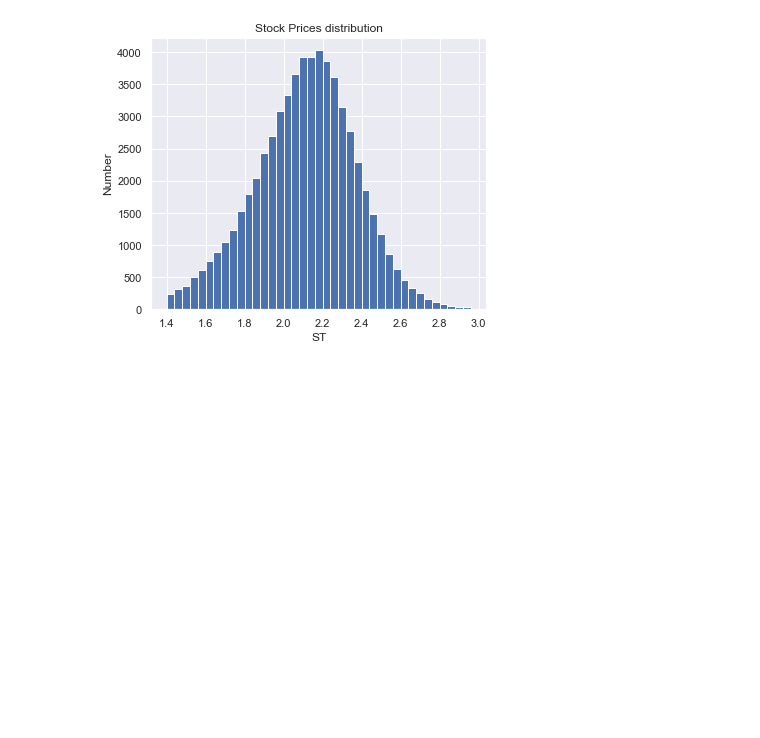
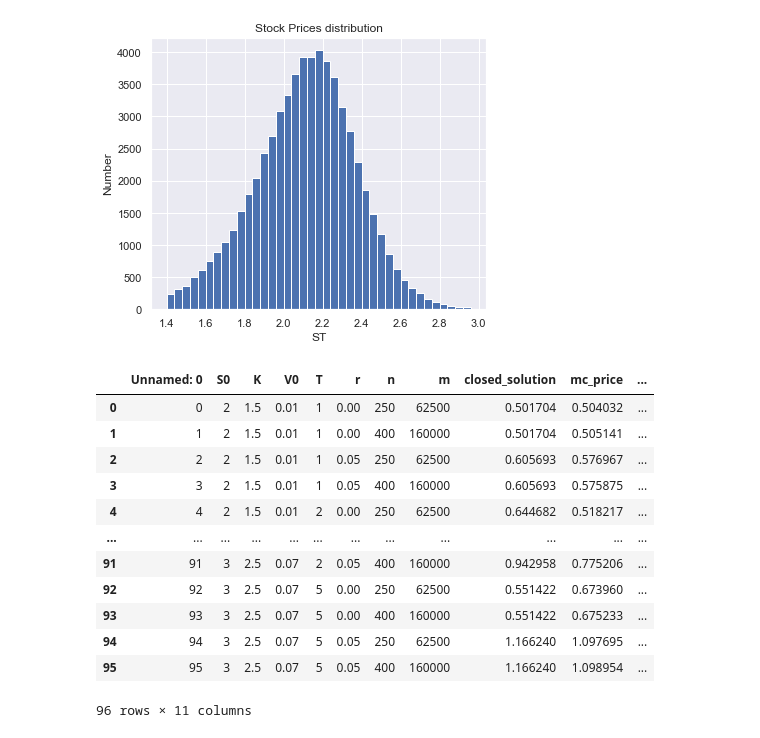
Before and after one commit to anitamezzetti/Heston_option_pricing, a Jupyter notebook: complete data/complete_mc.ipynb, the cells around one changed output. Drawn from its saved outputs; the diff is of its cells as text; code cells hidden in the pictures; blank space fills up the shorter version.

```diff
--- a/complete data/complete_mc.ipynb
+++ b/complete data/complete_mc.ipynb
@@ -317,3 +317,19 @@ plot_mc (stock_v01_1, 1, n[0], m[0])
 [figure]
 # %%
 #%lprun -f stock_price_generator stock_price_generator(t, n, m, r, s0, k, v0, sigma, theta, kappa, rho, generator) # stock prices of mc simulation
+# %%
+pd.read_csv('solution_complete_mc.csv')
+# %% [output]
+|  | Unnamed: 0 | S0 | K | V0 | T | r | n | m | closed_solution | mc_price | ... |
+| 0 | 0 | 2 | 1.5 | 0.01 | 1 | 0.00 | 250 | 62500 | 0.501704 | 0.504032 | ... |
+| 1 | 1 | 2 | 1.5 | 0.01 | 1 | 0.00 | 400 | 160000 | 0.501704 | 0.505141 | ... |
+| 2 | 2 | 2 | 1.5 | 0.01 | 1 | 0.05 | 250 | 62500 | 0.605693 | 0.576967 | ... |
+| 3 | 3 | 2 | 1.5 | 0.01 | 1 | 0.05 | 400 | 160000 | 0.605693 | 0.575875 | ... |
+| 4 | 4 | 2 | 1.5 | 0.01 | 2 | 0.00 | 250 | 62500 | 0.644682 | 0.518217 | ... |
+| ... | ... | ... | ... | ... | ... | ... | ... | ... | ... | ... | ... |
+| 91 | 91 | 3 | 2.5 | 0.07 | 2 | 0.05 | 400 | 160000 | 0.942958 | 0.775206 | ... |
+| 92 | 92 | 3 | 2.5 | 0.07 | 5 | 0.00 | 250 | 62500 | 0.551422 | 0.673960 | ... |
+| 93 | 93 | 3 | 2.5 | 0.07 | 5 | 0.00 | 400 | 160000 | 0.551422 | 0.675233 | ... |
+| 94 | 94 | 3 | 2.5 | 0.07 | 5 | 0.05 | 250 | 62500 | 1.166240 | 1.097695 | ... |
+| 95 | 95 | 3 | 2.5 | 0.07 | 5 | 0.05 | 400 | 160000 | 1.166240 | 1.098954 | ... |
+96 rows × 11 columns
```
Also changed, not shown: 3 other files.
